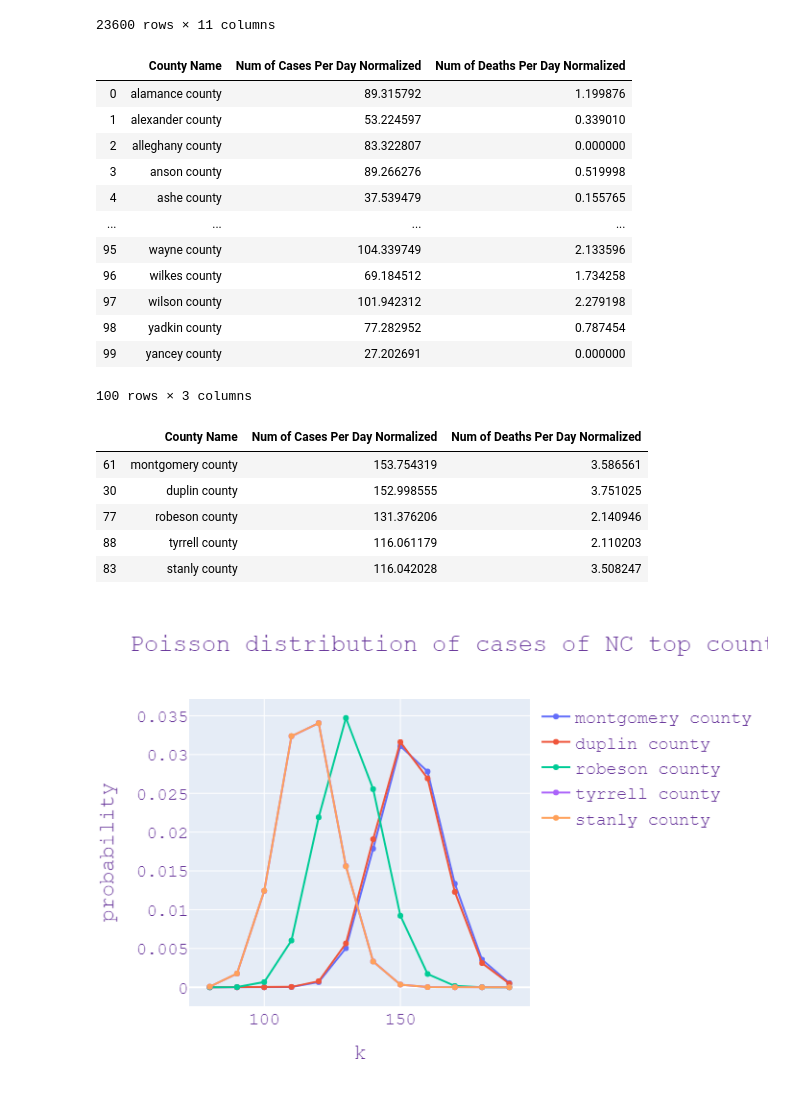
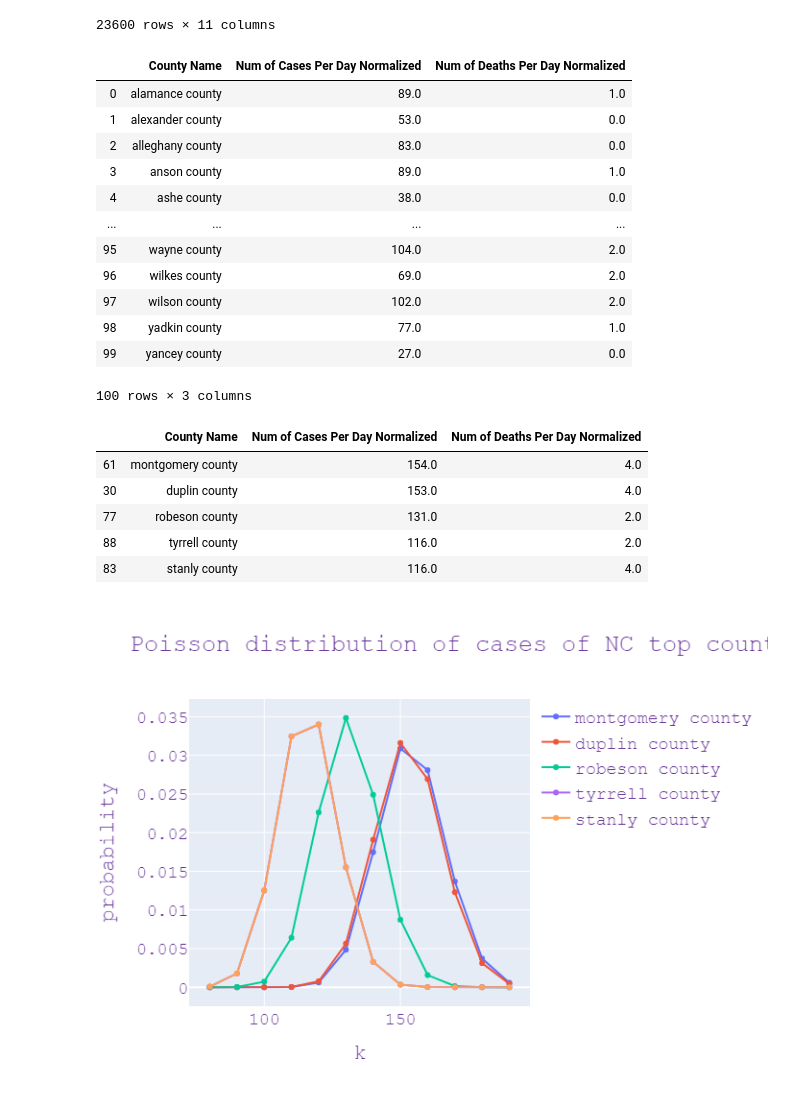
Before and after one commit to EricCortes14/Data-Science-COVID-19-Project, a Jupyter notebook: src/employment_stage2.ipynb, the cells around one changed output. Drawn from its saved outputs; the diff is of its cells as text; code cells hidden in the pictures.

```diff
--- a/src/employment_stage2.ipynb
+++ b/src/employment_stage2.ipynb
@@ -1179,21 +1208,21 @@ nc_state_possion
 23600 rows × 11 columns
 # %%
 #Grouping by county to get the mean of normalised cases and deaths for each county as a whole
-nc_county_stats = nc_county_poisson.groupby(["County Name"])[('Num of Cases Per Day Normalized','Num of Deaths Per Day Normalized')].mean().reset_index()
+nc_county_stats = nc_county_poisson.groupby(["County Name"])[('Num of Cases Per Day Normalized','Num of Deaths Per Day Normalized')].mean().round().reset_index()
 nc_county_stats
 # %% [output]
 |  | County Name | Num of Cases Per Day Normalized | Num of Deaths Per Day Normalized |
-| 0 | alamance county | 89.315792 | 1.199876 |
-| 1 | alexander county | 53.224597 | 0.339010 |
-| 2 | alleghany county | 83.322807 | 0.000000 |
-| 3 | anson county | 89.266276 | 0.519998 |
-| 4 | ashe county | 37.539479 | 0.155765 |
+| 0 | alamance county | 89.0 | 1.0 |
+| 1 | alexander county | 53.0 | 0.0 |
+| 2 | alleghany county | 83.0 | 0.0 |
+| 3 | anson county | 89.0 | 1.0 |
+| 4 | ashe county | 38.0 | 0.0 |
 | ... | ... | ... | ... |
-| 95 | wayne county | 104.339749 | 2.133596 |
-| 96 | wilkes county | 69.184512 | 1.734258 |
-| 97 | wilson county | 101.942312 | 2.279198 |
-| 98 | yadkin county | 77.282952 | 0.787454 |
-| 99 | yancey county | 27.202691 | 0.000000 |
+| 95 | wayne county | 104.0 | 2.0 |
+| 96 | wilkes county | 69.0 | 2.0 |
+| 97 | wilson county | 102.0 | 2.0 |
+| 98 | yadkin county | 77.0 | 1.0 |
+| 99 | yancey county | 27.0 | 0.0 |
 100 rows × 3 columns
 # %%
 #Getting the top 5 affected counties cases wise
@@ -1201,11 +1230,11 @@ nc_county_stats_case = nc_county_stats.sort_values(['Num of Cases Per Day Normal
 nc_county_stats_case
 # %% [output]
 |  | County Name | Num of Cases Per Day Normalized | Num of Deaths Per Day Normalized |
-| 61 | montgomery county | 153.754319 | 3.586561 |
-| 30 | duplin county | 152.998555 | 3.751025 |
-| 77 | robeson county | 131.376206 | 2.140946 |
-| 88 | tyrrell county | 116.061179 | 2.110203 |
-| 83 | stanly county | 116.042028 | 3.508247 |
+| 61 | montgomery county | 154.0 | 4.0 |
+| 30 | duplin county | 153.0 | 4.0 |
+| 77 | robeson county | 131.0 | 2.0 |
+| 88 | tyrrell county | 116.0 | 2.0 |
+| 83 | stanly county | 116.0 | 4.0 |
 # %%
 #Plotting poisson distribution for each county(taking mean of each county cases and same k values)
 k=range(80,200,10)
```
Also changed, not shown: parts of 20 cells of this notebook, 3 other files.
